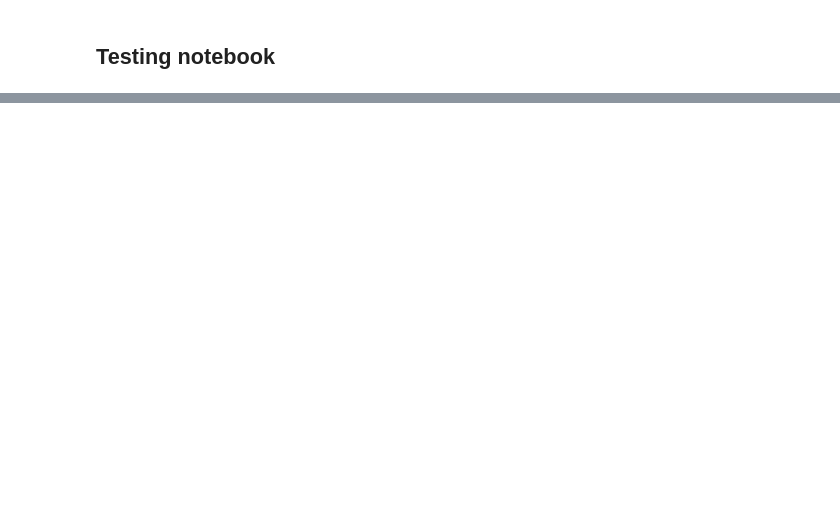
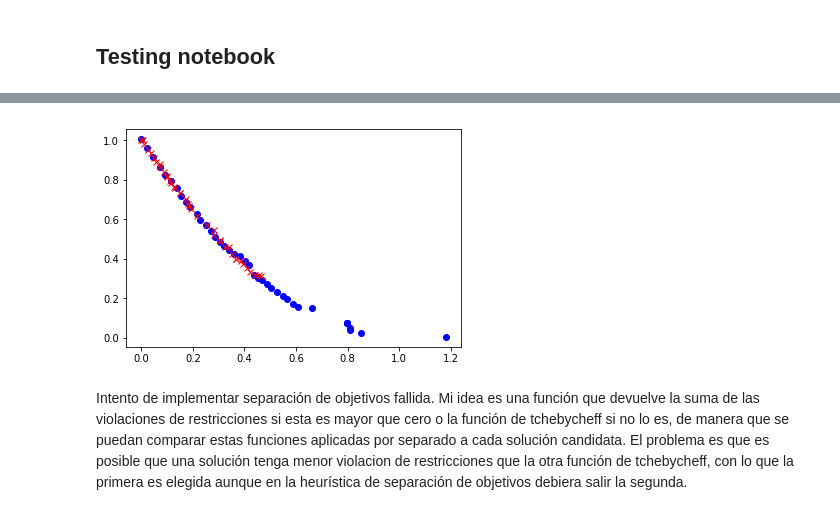
Before and after one commit to STarrio/MOEC-ASC, a Jupyter notebook: Tests.ipynb, the cells around one changed output, grey strips where cells are left out. Drawn from its saved outputs; the diff is of its cells as text; code cells hidden in the pictures; blank space fills up the shorter version.

```diff
--- a/Tests.ipynb
+++ b/Tests.ipynb
@@ -54,0 +59,8 @@ plt.show()
+# %%
+plt.plot(res_1,res_2,'bo')
+plt.plot(nsga_x,nsga_y,'rx')
+plt.show()
+# %% [output]
+[figure, added]
+# %% [markdown]
+Intento de implementar separación de objetivos fallida. Mi idea es una función que devuelve la suma de las violaciones de restricciones si esta es mayor que cero o la función de tchebycheff si no lo es, de manera que se puedan comparar estas funciones aplicadas por separado a cada solución candidata. El problema es que es posible que una solución tenga menor violacion de restricciones que la otra función de tchebycheff, con lo que la primera es elegida aunque en la heurística de separación de objetivos debiera salir la segunda.
```
Also changed, not shown: parts of 43 cells of this notebook, 4 other files.
